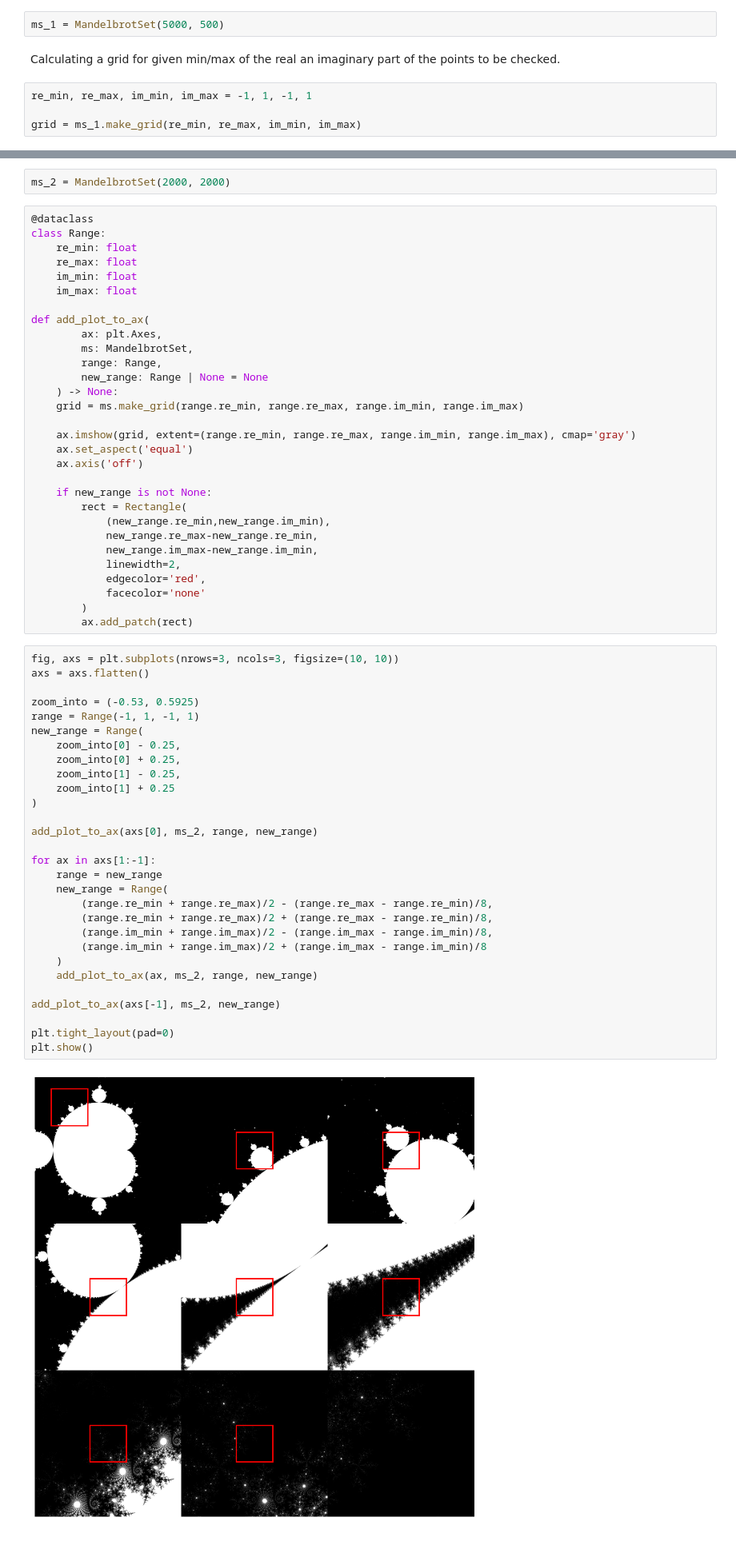
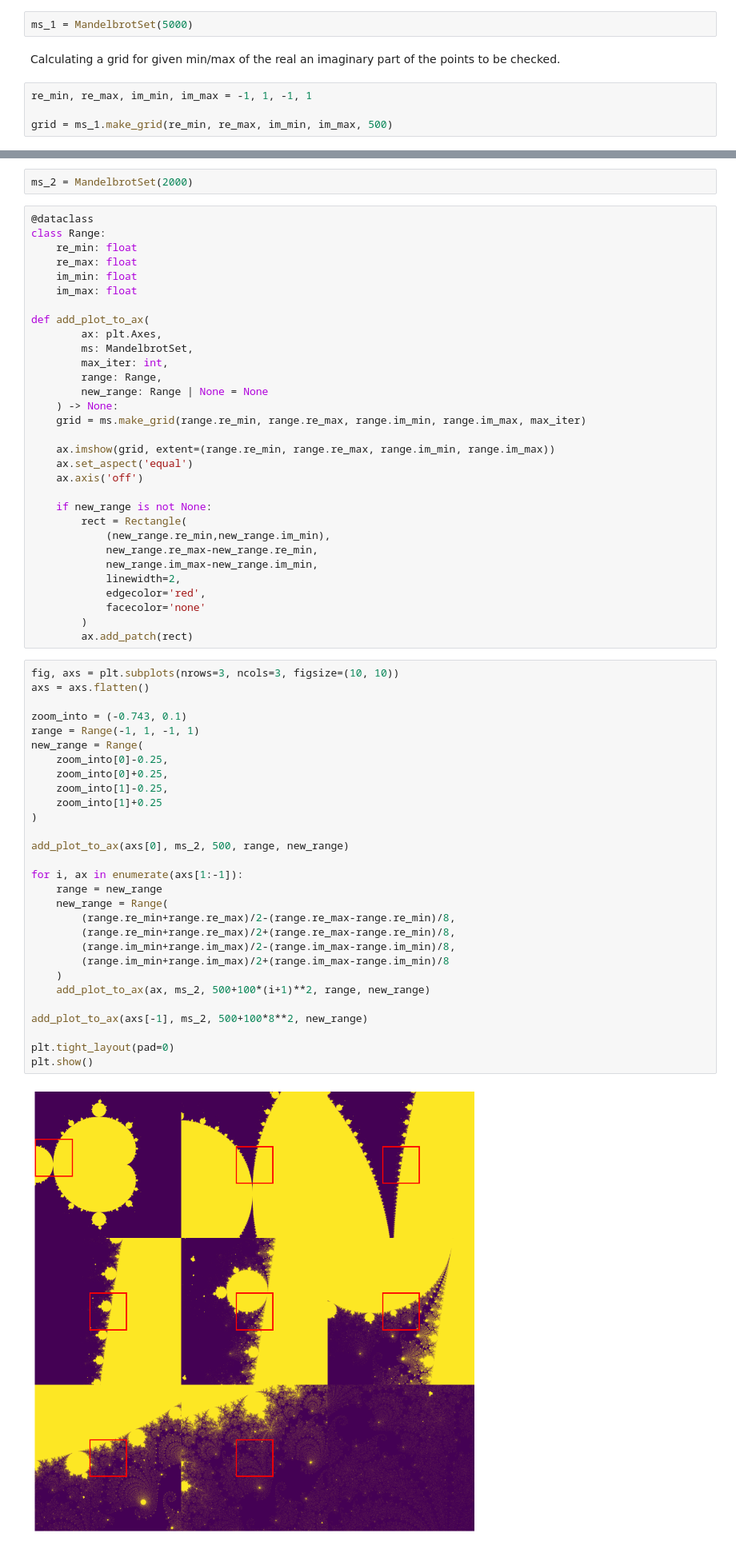
Before and after one commit to magnushelliesen/mandelbrot-set-calculator, a Jupyter notebook: notebooks/test_mandelbrot_calculator.ipynb, the cells around one changed output, grey strips where cells are left out. Shown at 80% size. Drawn from its saved outputs; the diff is of its cells as text.

Commit message:
Skrevet tilbake max_iter i metodekall

```diff
--- a/notebooks/test_mandelbrot_calculator.ipynb
+++ b/notebooks/test_mandelbrot_calculator.ipynb
@@ -19,13 +19,13 @@ True
 # %% [markdown]
 Testing the class that allows the user to set up an instance of the `MandelbrotSet` class, with a chosen grid size and max number of iterations.
 # %%
-ms_1 = MandelbrotSet(5000, 500)
+ms_1 = MandelbrotSet(5000)
 # %% [markdown]
 Calculating a grid for given min/max of the real an imaginary part of the points to be checked.
 # %%
 re_min, re_max, im_min, im_max = -1, 1, -1, 1
 
-grid = ms_1.make_grid(re_min, re_max, im_min, im_max)
+grid = ms_1.make_grid(re_min, re_max, im_min, im_max, 500)
 # %% [markdown]
 Plotting the result (what do you know, it looks how i would've hoped)
 # %%
@@ -44,7 +44,7 @@ plt.show()
 
 Since the Mandelbrot is a fractal (i.e. it's pattern repeats itself as you zoom in), it's worthwhile to make an iterative plot where I zoom into some point. Hence, I do it:
 # %%
-ms_2 = MandelbrotSet(2000, 2000)
+ms_2 = MandelbrotSet(2000)
 # %%
 @dataclass
 class Range:
@@ -56,12 +56,13 @@ class Range:
 def add_plot_to_ax(
         ax: plt.Axes,
         ms: MandelbrotSet,
+        max_iter: int,
         range: Range,
         new_range: Range | None = None
     ) -> None:
-    grid = ms.make_grid(range.re_min, range.re_max, range.im_min, range.im_max)
+    grid = ms.make_grid(range.re_min, range.re_max, range.im_min, range.im_max, max_iter)
 
-    ax.imshow(grid, extent=(range.re_min, range.re_max, range.im_min, range.im_max), cmap='gray')
+    ax.imshow(grid, extent=(range.re_min, range.re_max, range.im_min, range.im_max))
     ax.set_aspect('equal')
     ax.axis('off')
 
@@ -78,31 +79,31 @@ def add_plot_to_ax(
 # %%
 fig, axs = plt.subplots(nrows=3, ncols=3, figsize=(10, 10))
 axs = axs.flatten()
 
-zoom_into = (-0.53, 0.5925)
+zoom_into = (-0.743, 0.1)
 range = Range(-1, 1, -1, 1)
 new_range = Range(
-    zoom_into[0] - 0.25,
-    zoom_into[0] + 0.25,
-    zoom_into[1] - 0.25,
-    zoom_into[1] + 0.25
+    zoom_into[0]-0.25,
+    zoom_into[0]+0.25,
+    zoom_into[1]-0.25,
+    zoom_into[1]+0.25
 )
 
-add_plot_to_ax(axs[0], ms_2, range, new_range)
+add_plot_to_ax(axs[0], ms_2, 500, range, new_range)
 
-for ax in axs[1:-1]:
+for i, ax in enumerate(axs[1:-1]):
     range = new_range
     new_range = Range(
-        (range.re_min + range.re_max)/2 - (range.re_max - range.re_min)/8,
-        (range.re_min + range.re_max)/2 + (range.re_max - range.re_min)/8,
-        (range.im_min + range.im_max)/2 - (range.im_max - range.im_min)/8,
-        (range.im_min + range.im_max)/2 + (range.im_max - range.im_min)/8
+        (range.re_min+range.re_max)/2-(range.re_max-range.re_min)/8,
+        (range.re_min+range.re_max)/2+(range.re_max-range.re_min)/8,
+        (range.im_min+range.im_max)/2-(range.im_max-range.im_min)/8,
+        (range.im_min+range.im_max)/2+(range.im_max-range.im_min)/8
     )
-    add_plot_to_ax(ax, ms_2, range, new_range)
+    add_plot_to_ax(ax, ms_2, 500+100*(i+1)**2, range, new_range)
 
-add_plot_to_ax(axs[-1], ms_2, new_range)
+add_plot_to_ax(axs[-1], ms_2, 500+100*8**2, new_range)
 
 plt.tight_layout(pad=0)
 plt.show()
 # %% [output]
-[figure, old version]
+[figure, new version]
```
Also changed, not shown: parts of 1 cell of this notebook, 2 other files.
